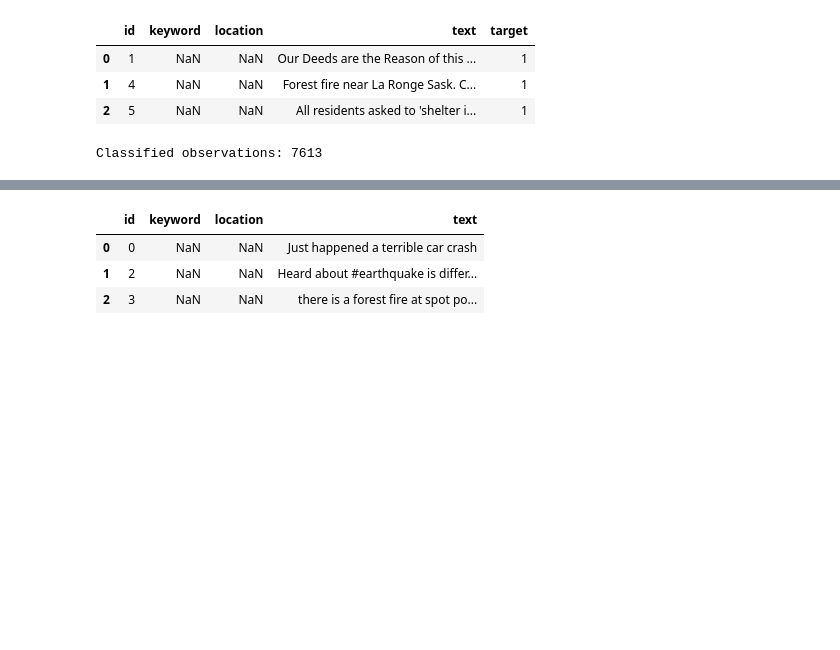
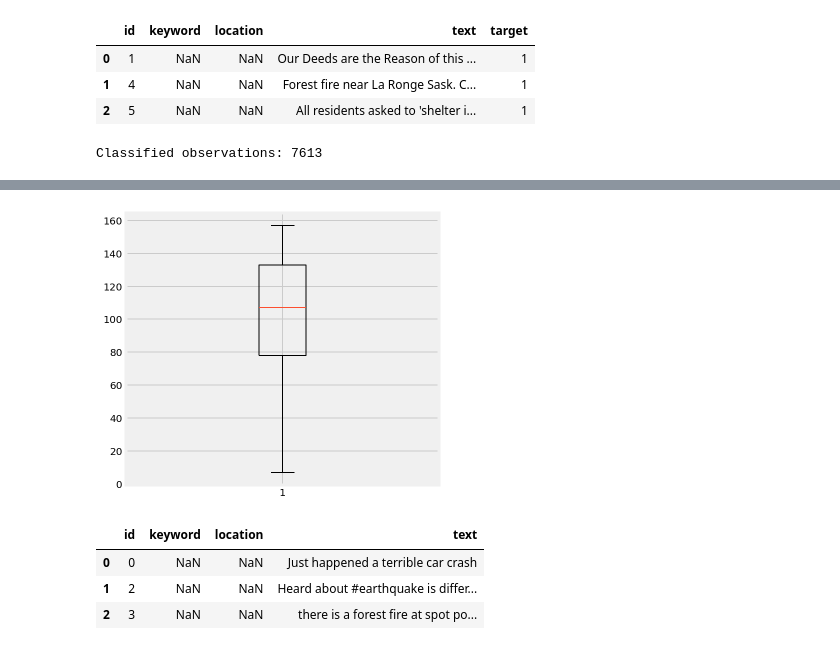
Before and after one commit to XaviJunior/SBB, a Jupyter notebook: project_2/Code/Team_SBB_project_2_Tarik.ipynb, the cells around one changed output, grey strips where cells are left out. Drawn from its saved outputs; the diff is of its cells as text; code cells hidden in the pictures; blank space fills up the shorter version.

```diff
--- a/project_2/Code/Team_SBB_project_2_Tarik.ipynb
+++ b/project_2/Code/Team_SBB_project_2_Tarik.ipynb
@@ -65,3 +71,10 @@ Classified observations: 7613
+# %%
+data['pre_clean_len'] = [len(t) for t in data.text]
+fig, ax = plt.subplots(figsize=(5, 5))
+plt.boxplot(data.pre_clean_len)
+plt.show()
+# %% [output]
+[figure, added]
 # %%
 df_test = pd.read_csv("https://raw.githubusercontent.com/XaviJunior/SBB/master/project_2/Data/test.csv", encoding="utf-8")
 df_test.head(3)
```
Also changed, not shown: parts of 16 cells of this notebook.
